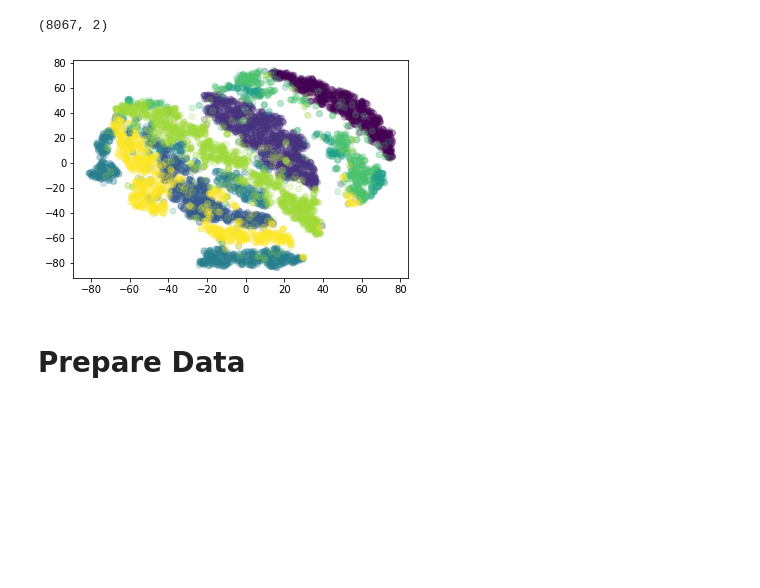
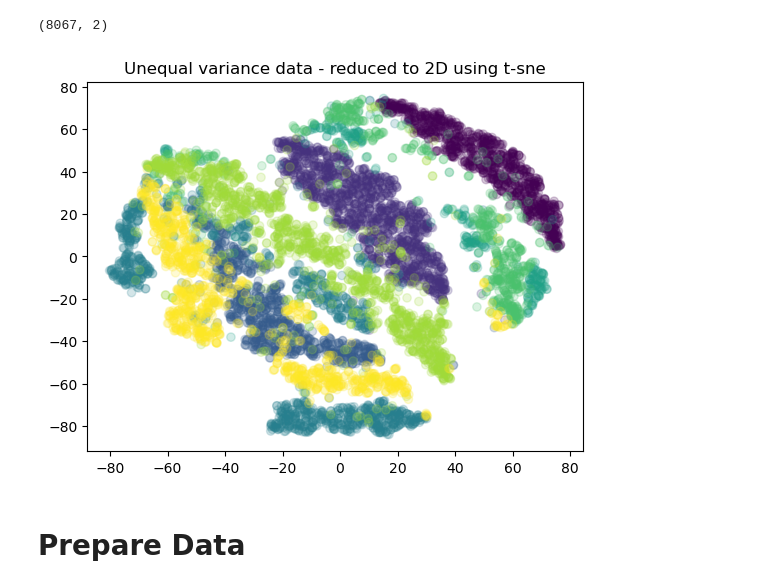
Before and after one commit to readytensor/rt-datasets-clustering, a Jupyter notebook: datasets/unequal_variance_blobs/prepare_unequal_variance_blobs_data.ipynb, the cells around one changed output. Drawn from its saved outputs; the diff is of its cells as text; code cells hidden in the pictures; blank space fills up the shorter version.

Commit message:
add visualization for unequal variance blobs data

```diff
--- a/datasets/unequal_variance_blobs/prepare_unequal_variance_blobs_data.ipynb
+++ b/datasets/unequal_variance_blobs/prepare_unequal_variance_blobs_data.ipynb
@@ -19,6 +19,7 @@ inp_fname = f'unequal_variance_blobs.csv'
 outp_fname = os.path.join(output_dir, f'{dataset_name}.csv')
 outp_test_key_fname = os.path.join(output_dir, f'{dataset_name}_test_key.csv')
 outp_infer_instances = os.path.join(output_dir, f'{dataset_name}_infer_req.json')
+outp_fig_fname = os.path.join(output_dir, f'{dataset_name}.png')
 # %% [markdown]
 # Create Data
 # %%
@@ -94,8 +95,10 @@ fitted_data.shape
 (8067, 2)
 # %%
 fig = plt.scatter(fitted_data[:,0], fitted_data[:, 1], alpha=0.2, c=y)
+plt.title("Unequal variance data - reduced to 2D using t-sne")
+plt.savefig(outp_fig_fname)
 # %% [output]
-[figure, old version]
+[figure, new version]
 # %% [markdown]
 # Prepare Data
 # %%
```
Also changed, not shown: parts of 4 cells of this notebook, 6 other files.
